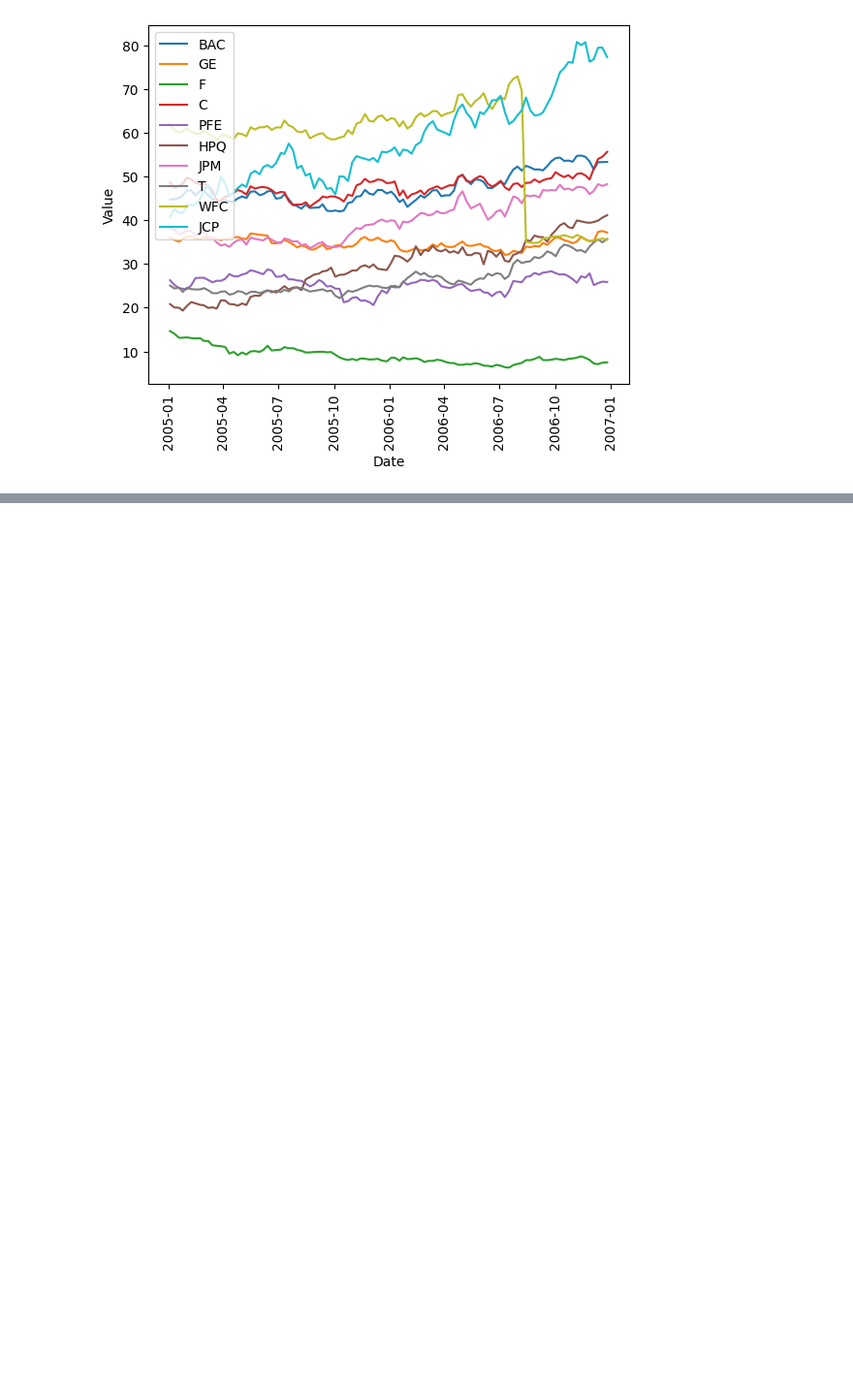
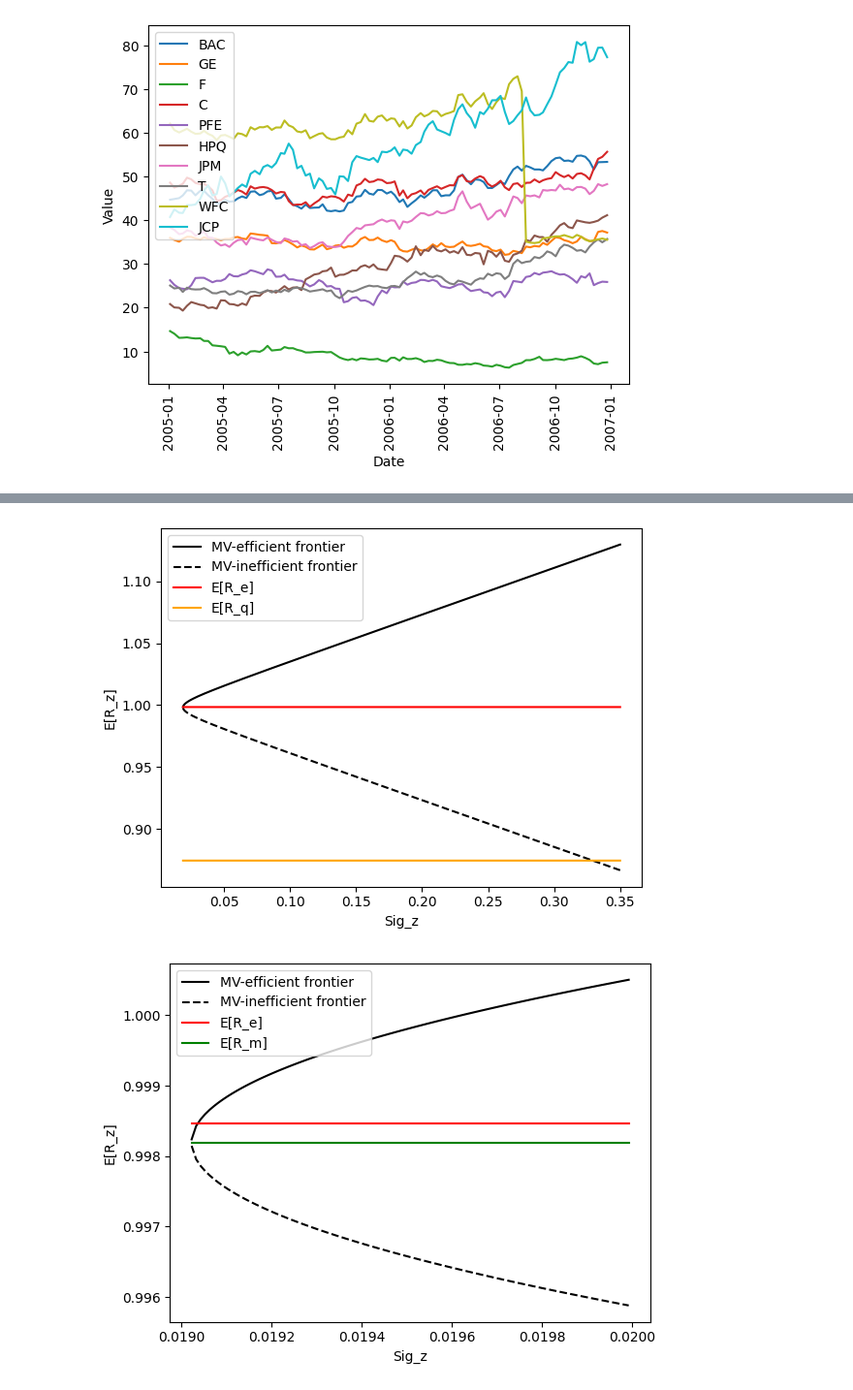
Before and after one commit to GiosueCavagna/FE_MeanVar_Analysis, a Jupyter notebook: MV_portfolio.ipynb, the cells around one changed output, grey strips where cells are left out. Shown at 97% size. Saved outputs shown, nothing was run; the diff lists cells and outputs as text; code cells hidden in the pictures; blank space fills up the shorter version.

```diff
--- a/MV_portfolio.ipynb
+++ b/MV_portfolio.ipynb
@@ -161,0 +150,55 @@ for column in df_n.columns:
+# %%
+sig_z2=np.arange(0.01905,0.35,0.0001)
+
+def ER_z(sig_z):
+    ER_z_plus=np.mean(R_m)+(np.sqrt((sig_z**2-sig2_m)/(sig2_q-sig2_m))*(np.mean(R_q)-np.mean(R_m)))
+    ER_z_minus=np.mean(R_m)-(np.sqrt((sig_z**2-sig2_m)/(sig2_q-sig2_m))*(np.mean(R_q)-np.mean(R_m)))
+    return [ER_z_plus,ER_z_minus]
+
+if (np.mean(np.multiply(k_e,k_q)))>0 :
+    [ER_z_ineff,ER_z_eff]=ER_z(sig_z2)
+else:
+    [ER_z_eff,ER_z_ineff]=ER_z(sig_z2)
+
+ER_e=[np.mean(R_e) for _ in range(len(sig_z2))]
+ER_m=[np.mean(R_m) for _ in range(len(sig_z))]
+ER_q=[np.mean(R_q) for _ in range(len(sig_z2))]
+
+
+
+plt.plot(sig_z2, ER_z_eff, color='black',label='MV-efficient frontier')
+plt.plot(sig_z2, ER_z_ineff, color='black' ,linestyle='--',label='MV-inefficient frontier')
+plt.plot(sig_z2, ER_e, label='E[R_e]',  color='red')
+plt.plot(sig_z2, ER_q, label='E[R_q]',  color='orange')
+# Add labels and a legend
+plt.xlabel('Sig_z')
+plt.ylabel('E[R_z]')
+plt.legend()
+
+# Show the plot
+plt.show()
+
+#-----------------------------------------------------------------------------------------------
+sig_z3=np.arange(0.019023,0.02,0.00001)
+ER_e=[np.mean(R_e) for _ in range(len(sig_z3))]
+ER_m=[np.mean(R_m) for _ in range(len(sig_z3))]
+
+if (np.mean(np.multiply(k_e,k_q)))>0 :
+    [ER_z_ineff,ER_z_eff]=ER_z(sig_z3)
+else:
+    [ER_z_eff,ER_z_ineff]=ER_z(sig_z3)
+
+plt.plot(sig_z3, ER_z_eff, color='black',label='MV-efficient frontier')
+plt.plot(sig_z3, ER_z_ineff, color='black' ,linestyle='--',label='MV-inefficient frontier')
+plt.plot(sig_z3, ER_e, label='E[R_e]',  color='red')
+plt.plot(sig_z3, ER_m, label='E[R_m]',  color='green')
+# Add labels and a legend
+plt.xlabel('Sig_z')
+plt.ylabel('E[R_z]')
+plt.legend()
+
+# Show the plot
+plt.show()
+# %% [output]
+[figure, added]
+[figure, added]
```
Also changed, not shown: parts of 6 cells of this notebook.
